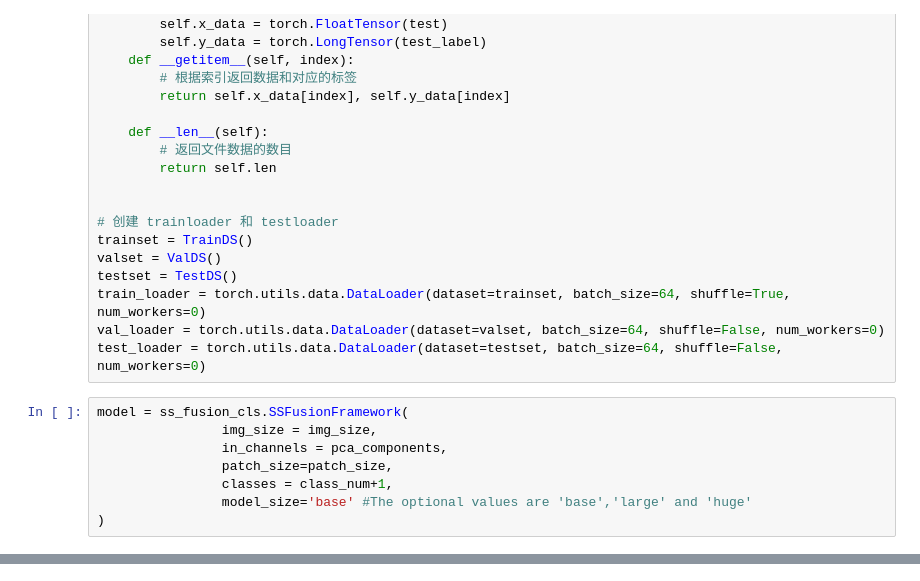
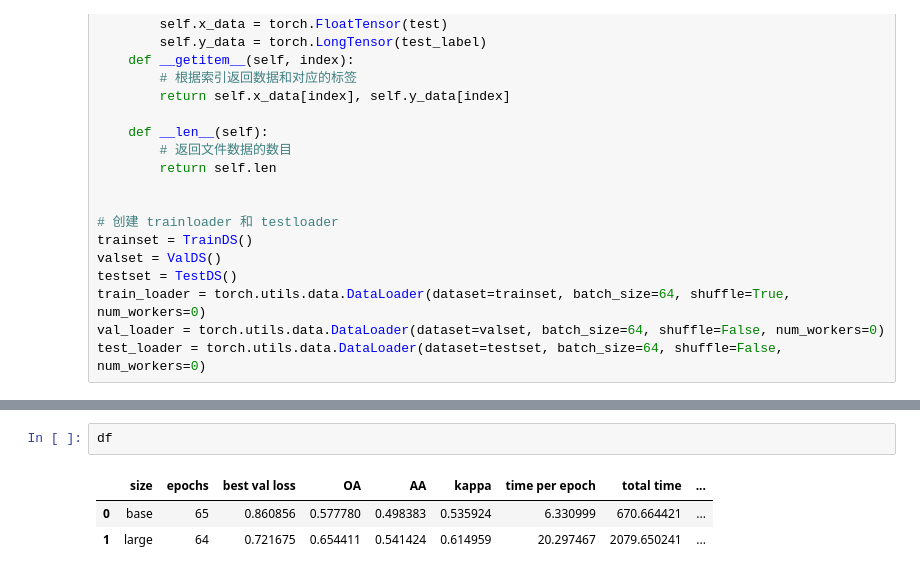
Before and after one commit to AndyMRoberts/HyperSIGMA, a Jupyter notebook: ImageClassification/demo cls hypersigma.ipynb, the cells around one changed output, grey strips where cells are left out. Saved outputs shown, nothing was run; the diff lists cells and outputs as text.

```diff
--- a/ImageClassification/demo cls hypersigma.ipynb
+++ b/ImageClassification/demo cls hypersigma.ipynb
@@ -211,12 +211,4 @@ testset = TestDS()
 train_loader = torch.utils.data.DataLoader(dataset=trainset, batch_size=64, shuffle=True, num_workers=0)
 val_loader = torch.utils.data.DataLoader(dataset=valset, batch_size=64, shuffle=False, num_workers=0)
 test_loader = torch.utils.data.DataLoader(dataset=testset, batch_size=64, shuffle=False, num_workers=0)
-# %%
-model = ss_fusion_cls.SSFusionFramework(
-                img_size = img_size,
-                in_channels = pca_components,
-                patch_size=patch_size,
-                classes = class_num+1,
-                model_size='base' #The optional values are 'base','large' and 'huge'
-)
 # %%
@@ -356,0 +524,6 @@ KeyboardInterrupt:
+# %%
+df
+# %% [output]
+|  | size | epochs | best val loss | OA | AA | kappa | time per epoch | total time | ... |
+| 0 | base | 65 | 0.860856 | 0.577780 | 0.498383 | 0.535924 | 6.330999 | 670.664421 | ... |
+| 1 | large | 64 | 0.721675 | 0.654411 | 0.541424 | 0.614959 | 20.297467 | 2079.650241 | ... |
```
Also changed, not shown: parts of 4 cells of this notebook, 7 other files.
